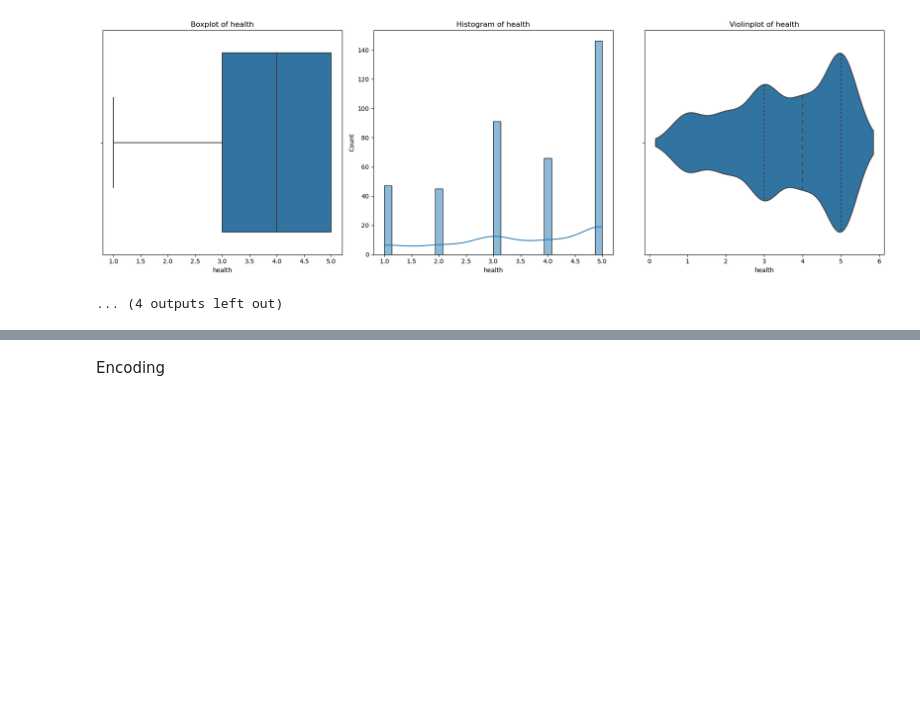
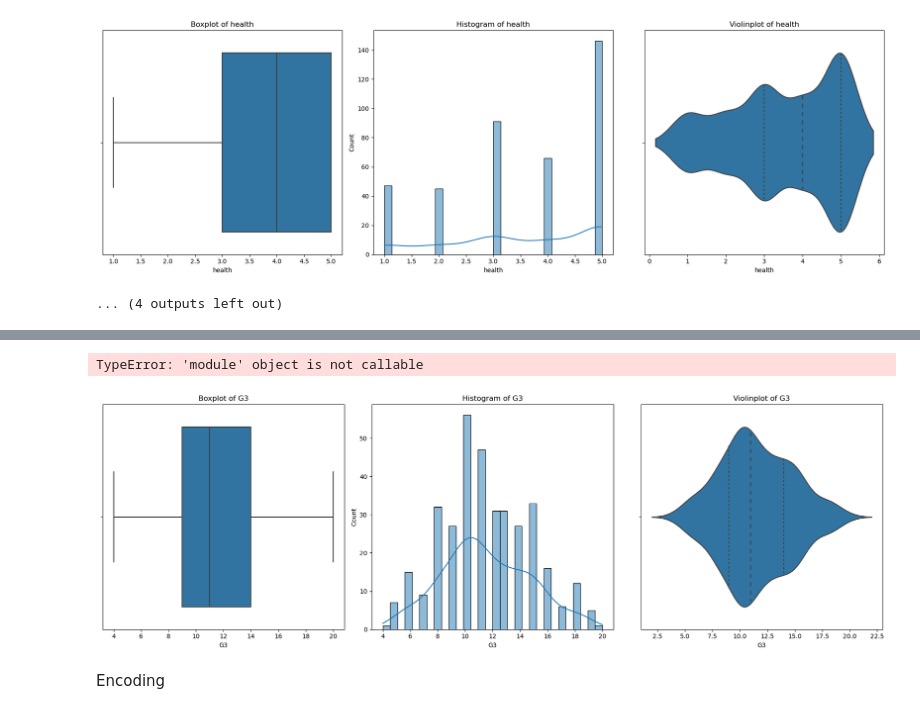
Before and after one commit to ChavinduDulaj/Predicting-University-Student-Success-Rate-, a Jupyter notebook: preprocesseing.ipynb, the cells around one changed output, grey strips where cells are left out. Cells and saved outputs as stored; diff of their text form; code cells hidden in the pictures; blank space fills up the shorter version.

```diff
--- a/preprocesseing.ipynb
+++ b/preprocesseing.ipynb
@@ -159,3 +163,50 @@ plt.show()
+# %%
+import random
+def modify_list(data):
+  """Modifies a list of numbers by replacing zeros in one of three groups with 2.5.
+
+  Args:
+      data: A list of numbers.
+
+  Returns:
+      A new list with zeros modified as specified.
+  """
+  group1, group2, group3 = [], [], []
+  for num in data:
+    if num == 0:
+      group1.append(random(0,2.6))  # Replace zero with 2.5 in group 1
+    elif len(group2) < len(data) // 3:  # Distribute remaining zeros to group2 up to 1/3 of data length
+      group2.append(num)
+    else:
+      group3.append(num)
+  return group1 + group2 + group3
+
+# Example usage
+data = df['G3']
+modified_data = modify_list(data)
+df['G3'] = modified_data
+df
+# %% [output]
+TypeError: 'module' object is not callable
+# %%
+plt.figure(figsize=(18, 6))
+
+plt.subplot(1, 3, 1)
+sns.boxplot(x=df['G3'])
+plt.title('Boxplot of G3')
+
+plt.subplot(1, 3, 2)
+sns.histplot(df['G3'], kde=True, bins=30)
+plt.title('Histogram of G3')
+
+plt.subplot(1, 3, 3)
+sns.violinplot(x=df['G3'], inner='quartile')
+plt.title('Violinplot of G3')
+
+plt.tight_layout()
+plt.show()
+# %% [output]
+[figure, added]
 # %% [markdown]
 Encoding
 # %%
```
Also changed, not shown: parts of 5 cells of this notebook, 1 other file.
